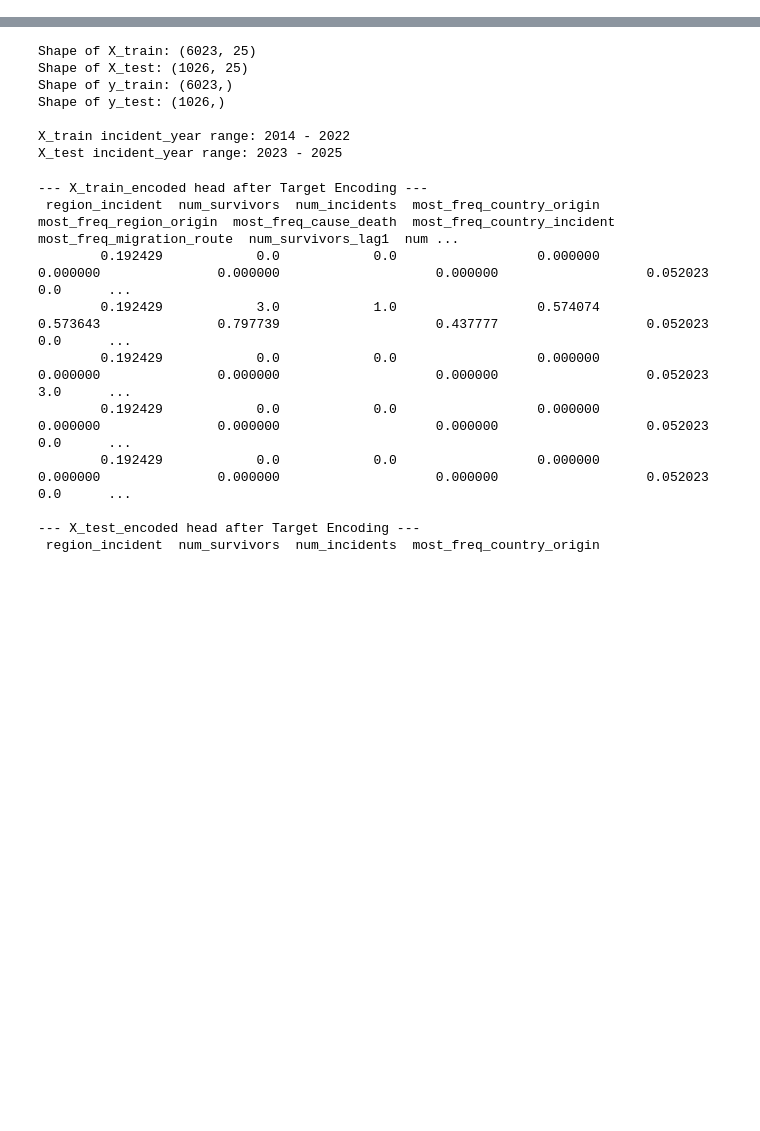
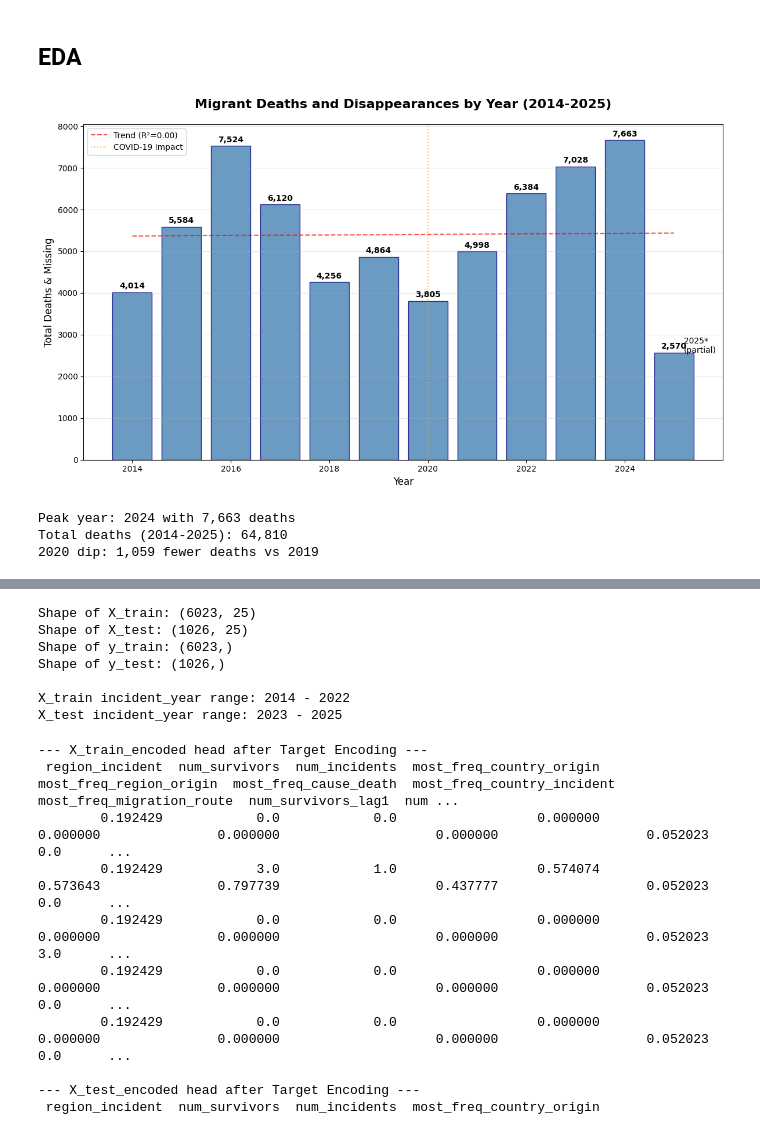
Before and after one commit to SiddhanthNB/global-migration-fatality, a Jupyter notebook: main.ipynb, the cells around one changed output, grey strips where cells are left out. Saved outputs shown, nothing was run; the diff lists cells and outputs as text; code cells hidden in the pictures; blank space fills up the shorter version.

```diff
--- a/main.ipynb
+++ b/main.ipynb
@@ -25,0 +134,2 @@ df_raw.info()
+# %%
+df_filtered = df_filtered[df_filtered['Incident Type'] == 'Incident']
@@ -49,0 +181,5 @@ df_raw = df_raw.rename(columns=column_rename_map)
+# %%
+df_filtered['incident_date'] = pd.to_datetime(df_filtered['incident_date'], format='%Y-%m-%d')
+
+df_filtered['incident_month'] = df_filtered['incident_date'].dt.month
+df_filtered['incident_week'] = df_filtered['incident_date'].dt.isocalendar().week.astype(int)
@@ -50,9 +210,9 @@ df_raw = df_raw.rename(columns=column_rename_map)
 # %%
 filtered_cols = [
     'region_incident', 'country_incident', 'incident_date', 'incident_year', 'incident_month',
-    'region_origin', 'country_origin', 'cause_death', 'migration_route',
+    'region_origin', 'country_origin', 'cause_death', 'migration_route',  'coordinates',
     'min_est_missing', 'total_dead_missing', 'num_survivors','num_females', 'num_males', 'num_children', 'num_dead'
 ]
 
-df_raw = df_raw[filtered_cols].copy()
+df_filtered = df_filtered[filtered_cols].copy()
 # %%
@@ -62,4 +240,4 @@ df_raw['incident_date'] = pd.to_datetime(df_raw['incident_date'], format='%Y-%m-
 # %%
-original_rows_before_date_drop = df_raw.shape[0]
-df_raw.dropna(subset=['incident_date'], inplace=True)
-print(f"\nDropped {original_rows_before_date_drop - df_raw.shape[0]} rows due to null 'incident_date'.")
+original_rows_before_date_drop = df_filtered.shape[0]
+df_filtered.dropna(subset=['incident_date'], inplace=True)
+print(f"\nDropped {original_rows_before_date_drop - df_filtered.shape[0]} rows due to null 'incident_date'.")
@@ -121,0 +276,35 @@ Number of rows after weekly aggregation (weeks with incidents): 4293
+# %% [markdown]
+## EDA
+# %%
+yearly_deaths = df_filtered.groupby('incident_year')['total_dead_missing'].sum()
+
+plt.figure(figsize=(12, 7))
+bars = plt.bar(yearly_deaths.index, yearly_deaths.values, color='steelblue', alpha=0.8, edgecolor='navy')
+
+for i, v in enumerate(yearly_deaths.values):
+    plt.text(yearly_deaths.index[i], v + 50, f'{v:,}', ha='center', va='bottom', fontweight='bold')
+
+plt.title('Migrant Deaths and Disappearances by Year (2014-2025)', fontsize=16, fontweight='bold', pad=20)
+plt.xlabel('Year', fontsize=12)
+plt.ylabel('Total Deaths & Missing', fontsize=12)
+
+slope, intercept, r_value, p_value, std_err = stats.linregress(yearly_deaths.index, yearly_deaths.values)
+trend_line = slope * yearly_deaths.index + intercept
+plt.plot(yearly_deaths.index, trend_line, '--', color='red', alpha=0.7, label=f'Trend (R²={r_value**2:.2f})')
+
+plt.axvline(x=2020, color='orange', linestyle=':', alpha=0.7, label='COVID-19 Impact')
+plt.text(2025.2, yearly_deaths[2025], '2025*\n(partial)', fontsize=10, ha='left')
+
+plt.legend()
+plt.grid(axis='y', alpha=0.3)
+plt.tight_layout()
+plt.show()
+
+print(f"Peak year: {yearly_deaths.idxmax()} with {yearly_deaths.max():,} deaths")
+print(f"Total deaths (2014-2025): {yearly_deaths.sum():,}")
+print(f"2020 dip: {yearly_deaths[2019] - yearly_deaths[2020]:,} fewer deaths vs 2019")
+# %% [output]
+[figure, added]
+Peak year: 2024 with 7,663 deaths
+Total deaths (2014-2025): 64,810
+2020 dip: 1,059 fewer deaths vs 2019
```
Also changed, not shown: parts of 52 cells of this notebook.
